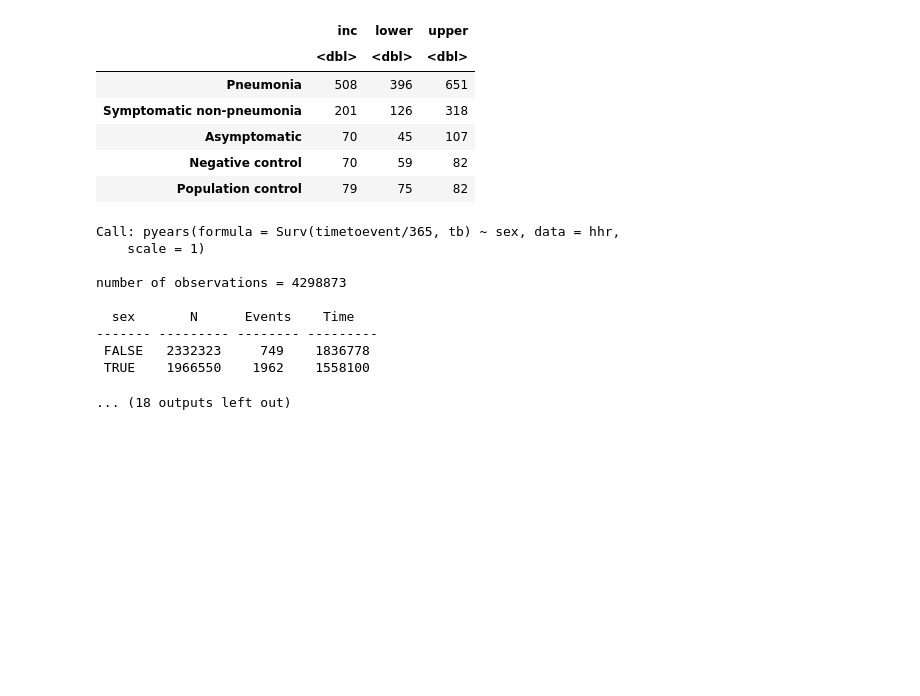
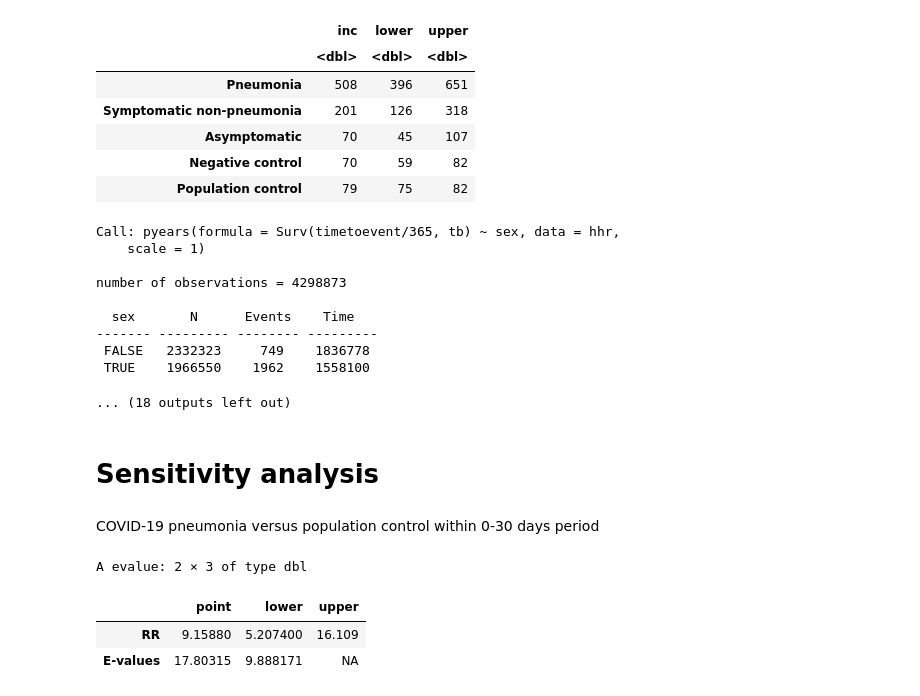
Before and after one commit to ponlagrit/covid_tb, a Jupyter notebook: dynamic_cohort_analysis.ipynb, the cells around one changed output. Drawn from its saved outputs; the diff is of its cells as text; code cells hidden in the pictures; blank space fills up the shorter version.

```diff
--- a/dynamic_cohort_analysis.ipynb
+++ b/dynamic_cohort_analysis.ipynb
@@ -1276,3 +1306,14 @@ number of observations = 4298873
  FALSE   2332323     749    1836778
  TRUE    1966550    1962    1558100
 ... (18 outputs left out)
+# %% [markdown]
+# **Sensitivity analysis**
+# %% [markdown]
+COVID-19 pneumonia versus population control within 0-30 days period
+# %%
+evalues.HR(9.1588, 5.2074, 16.109, rare = TRUE)
+# %% [output]
+A evalue: 2 × 3 of type dbl
+|  | point | lower | upper |
+| RR | 9.15880 | 5.207400 | 16.109 |
+| E-values | 17.80315 | 9.888171 | NA |
```
Also changed, not shown: parts of 6 cells of this notebook.
